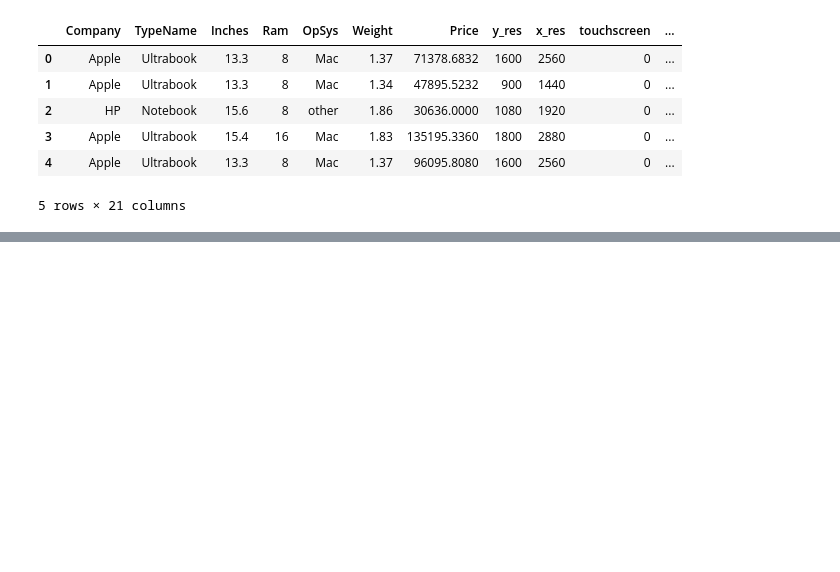
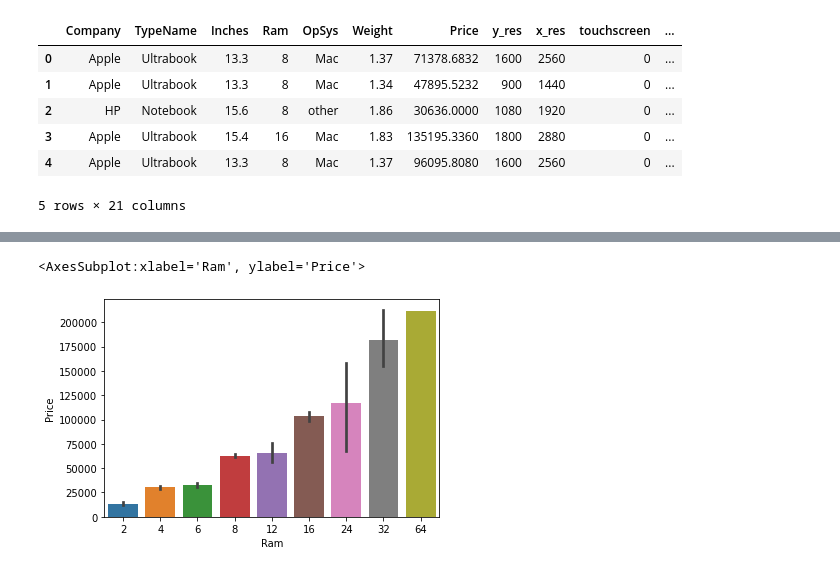
Before and after one commit to Poorvi-03/laptop-price-predictor, a Jupyter notebook: Laptop Price Predictor.ipynb, the cells around one changed output, grey strips where cells are left out. Saved outputs shown, nothing was run; the diff lists cells and outputs as text; code cells hidden in the pictures; blank space fills up the shorter version.

```diff
--- a/Laptop Price Predictor.ipynb
+++ b/Laptop Price Predictor.ipynb
@@ -734,0 +787,2 @@ Name: Price, dtype: float64
+# %%
+df.drop('Inches',axis=1,inplace = True)
@@ -734,0 +807,5 @@ Name: Price, dtype: float64
+# %%
+sns.barplot(x=df['Ram'],y=df['Price'])
+# %% [output]
+<AxesSubplot:xlabel='Ram', ylabel='Price'>
+[figure, added]
```
Also changed, not shown: parts of 26 cells of this notebook.
